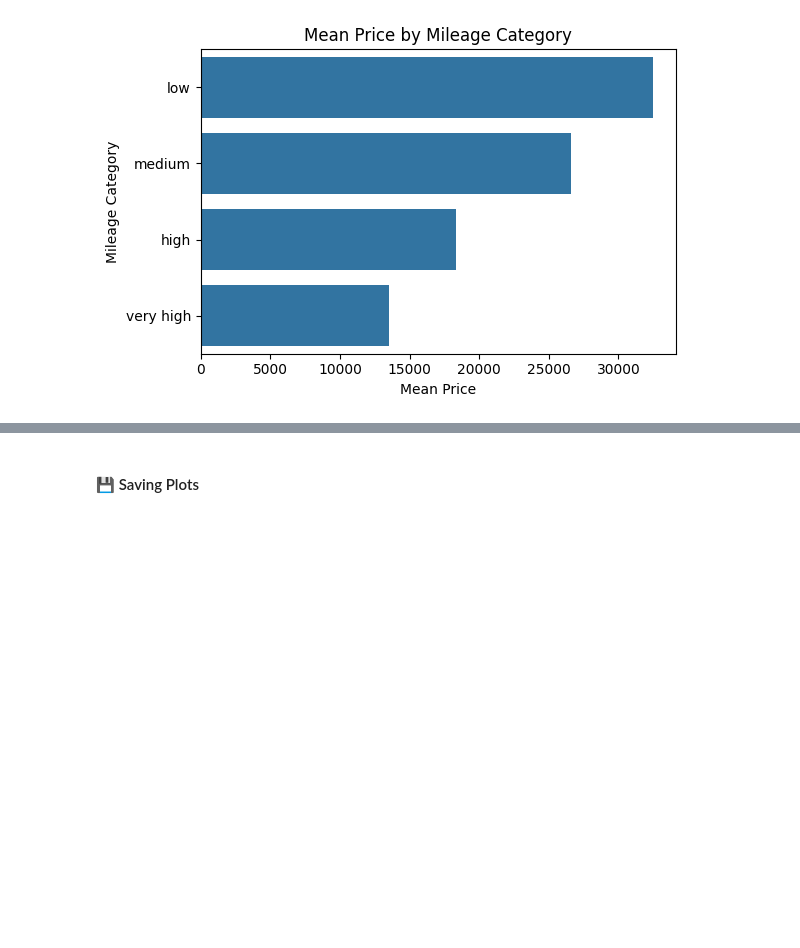
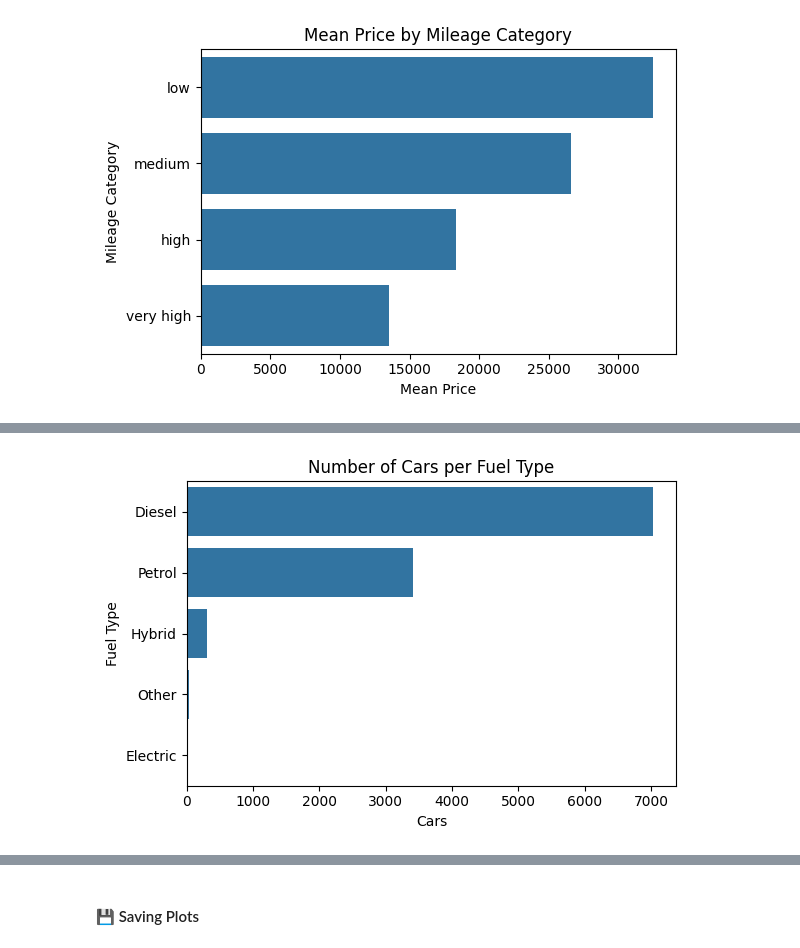
Before and after one commit to smartestnerdfromtown/Data-Analytics-Projects, a Jupyter notebook: BMW Cars Analysis/analysis.ipynb, the cells around one changed output, grey strips where cells are left out. Cells and saved outputs as stored; diff of their text form; code cells hidden in the pictures; blank space fills up the shorter version.

Commit message:
FUEL

```diff
--- a/BMW Cars Analysis/analysis.ipynb
+++ b/BMW Cars Analysis/analysis.ipynb
@@ -275,0 +285,10 @@ plt.show()
+# %%
+stats = (
+    df
+    .groupby(by="fuelType")
+    .agg(cars=("fuelType", "count"))
+    .sort_values(by="cars", ascending=False)
+    .reset_index()
+)
+
+stats
@@ -275,0 +302,21 @@ plt.show()
+# %%
+title = "Number of Cars per Fuel Type"
+
+plt.figure(figsize=(6, 4))
+
+sns.barplot(
+    data=stats,
+    x="cars",
+    y="fuelType"
+)
+
+plt.xlabel("Cars")
+plt.ylabel("Fuel Type")
+plt.title(title)
+plt.tight_layout()
+
+filename = "figures/cars_by_fuel_type.png"
+plt.savefig(filename, dpi=300, bbox_inches="tight")
+plt.show()
+# %% [output]
+[figure, added]
```
Also changed, not shown: parts of 13 cells of this notebook, 5 other files.
